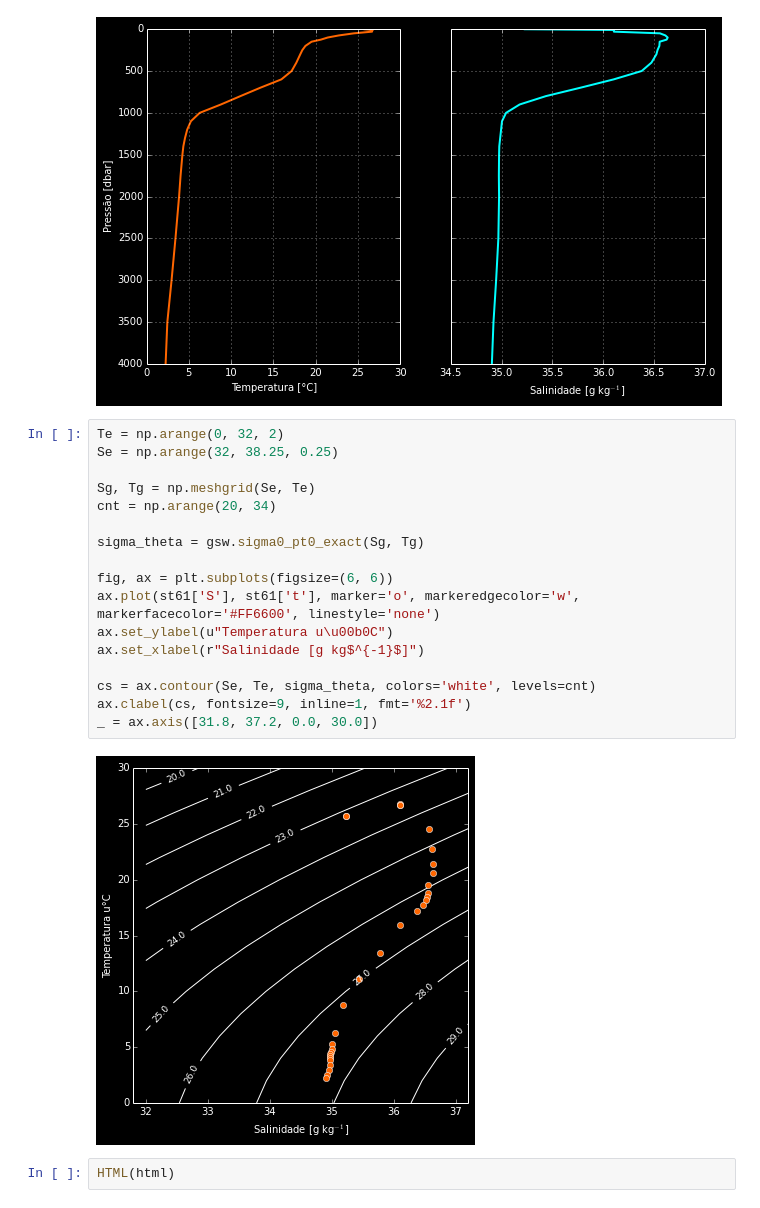
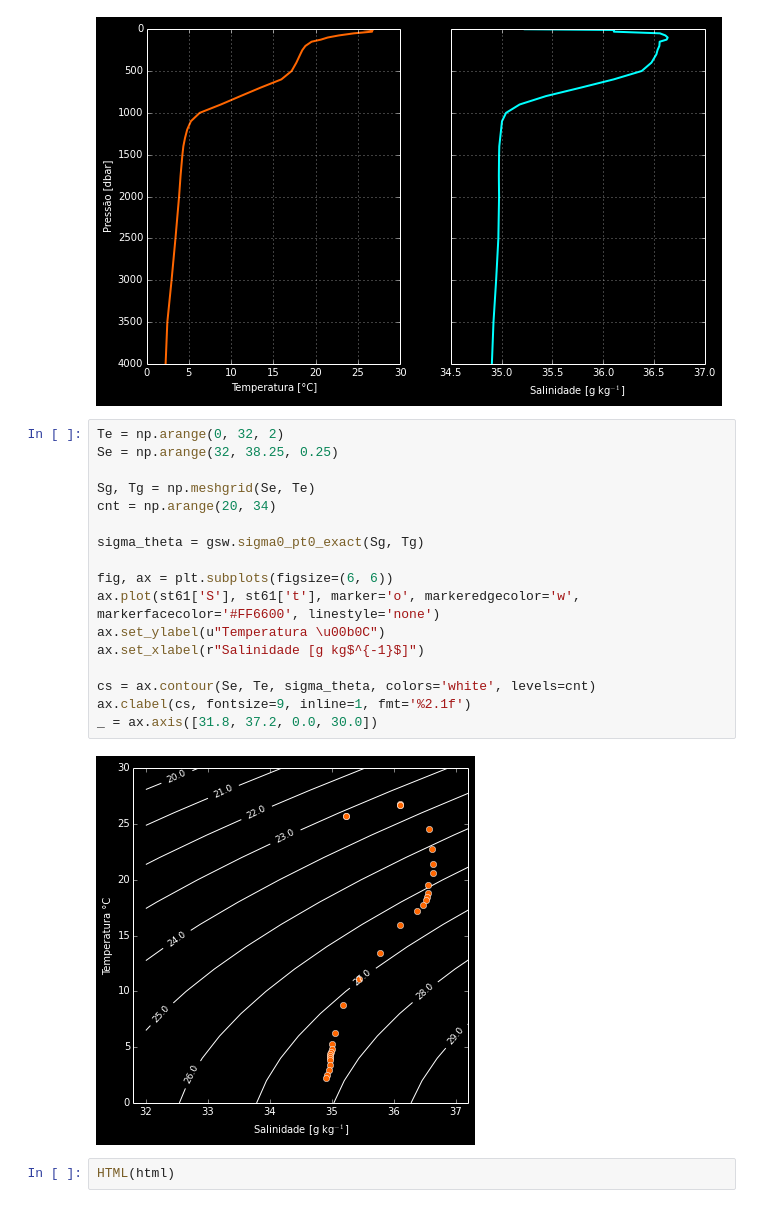
Before and after one commit to ocefpaf/descriptive_oceanography, a Jupyter notebook: lecture-02/solution/plot_profiles.ipynb, the cells around one changed output. Drawn from its saved outputs; the diff is of its cells as text.

```diff
--- a/lecture-02/solution/plot_profiles.ipynb
+++ b/lecture-02/solution/plot_profiles.ipynb
@@ -57,22 +57,22 @@ ax1.grid()
 # %%
 Te = np.arange(0, 32, 2)
 Se = np.arange(32, 38.25, 0.25)
 
 Sg, Tg = np.meshgrid(Se, Te)
 cnt = np.arange(20, 34)
 
 sigma_theta = gsw.sigma0_pt0_exact(Sg, Tg)
 
 fig, ax = plt.subplots(figsize=(6, 6))
 ax.plot(st61['S'], st61['t'], marker='o', markeredgecolor='w', markerfacecolor='#FF6600', linestyle='none')
-ax.set_ylabel(u"Temperatura u\u00b0C")
+ax.set_ylabel(u"Temperatura \u00b0C")
 ax.set_xlabel(r"Salinidade [g kg$^{-1}$]")
 
 cs = ax.contour(Se, Te, sigma_theta, colors='white', levels=cnt)
 ax.clabel(cs, fontsize=9, inline=1, fmt='%2.1f')
 _ = ax.axis([31.8, 37.2, 0.0, 30.0])
 # %% [output]
-[figure, old version]
+[figure, new version]
 # %%
 HTML(html)
 # %% [output]
```
Also changed, not shown: 1 other file.
